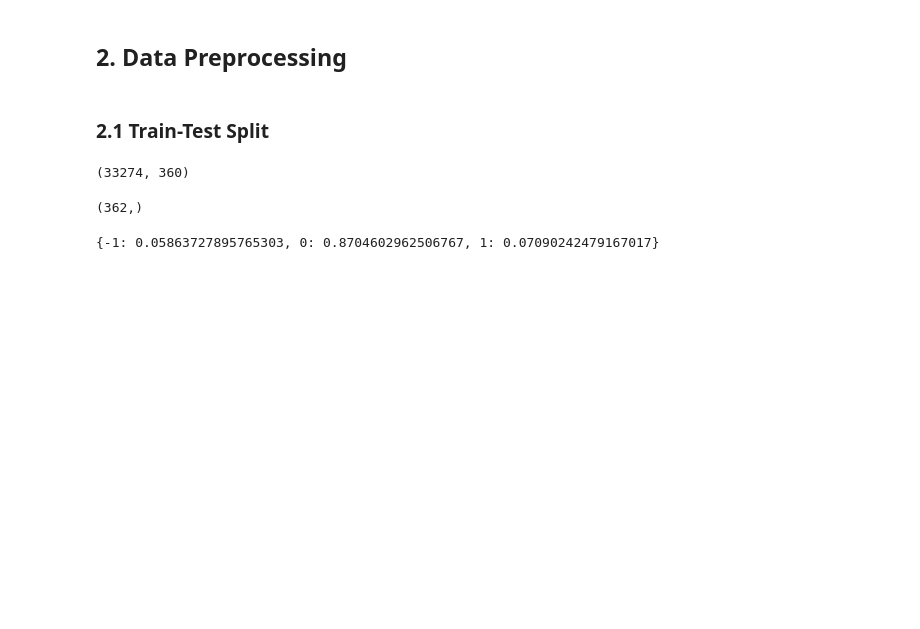
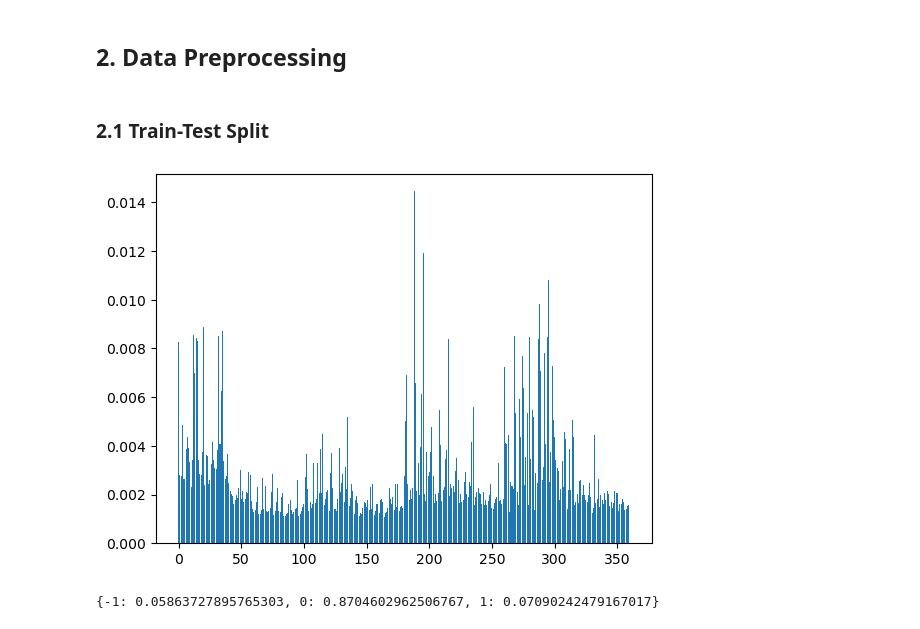
Before and after one commit to Hong-01/EE4C12-Epileptic-Seizure-Detection-using-EEG, a Jupyter notebook: SZD.ipynb, the cells around one changed output. Cells and saved outputs as stored; diff of their text form; code cells hidden in the pictures; blank space fills up the shorter version.

```diff
--- a/SZD.ipynb
+++ b/SZD.ipynb
@@ -75,23 +71,3 @@ x = data.iloc[:, 2:].values
 Shuffle_state = 42
 test_size = 0.25
 X_train, X_test, y_train, y_test = train_test_split(x, y, test_size=test_size, random_state=Shuffle_state)
-
-#k fold cross validation
-kf = KFold(n_splits=5, random_state=Shuffle_state, shuffle=True)
-kf.get_n_splits(X_train)
-X_k_train = []
-y_k_train = []
-X_k_val = []
-y_k_val = []
-
-for train_index, val_index in kf.split(X):  # Split the data into training and validation sets
-    X_k_train.append(X_train[train_index])
-    y_k_train.append(y_train[train_index])
-    X_k_val.append(X_train[val_index])
-    y_k_val.append(y_train[val_index])
-# %% [output]
-(33274, 360)
-# %%
-data.columns.shape
-# %% [output]
-(362,)
@@ -101 +84,31 @@ X = data.iloc[:, 2:].values
+# %%
+
+clf_etc = ExtraTreesClassifier(random_state=Shuffle_state).fit(X_train, y_train)
+# y_pred = clf_etc.predict(X_test)
+feature_importances = clf_etc.feature_importances_
+plt.bar(range(len(feature_importances)), feature_importances)
+plt.show()
+important_feature_indices=np.argsort(feature_importances)[::-1]
+for i in range(0,len(important_feature_indices)):
+    X_train[important_feature_indices[i]]= X_train[important_feature_indices[i]]*feature_importances[important_feature_indices[i]]
+    X_test[important_feature_indices[i]]= X_test[important_feature_indices[i]]*feature_importances[important_feature_indices[i]]
+
+
+#standardize the data
+scaler = StandardScaler().fit(X_train)
+X_train_scaled = scaler.transform(X_train)
+X_test_scaled = scaler.transform(X_test)
+
+#pca
+pca = PCA()
+pca.fit(X_train_scaled)
+X_train_scaled_pca = pca.transform(X_train_scaled)
+
+# print(important_feature_indices)
+
+# X_train_important=X_train[:,important_feature_indices]
+# print(sorted(feature_importances, reverse=True))
+# print(feature_importances[important_feature_indices])
+# %% [output]
+[figure, added]
 # %%
```
Also changed, not shown: parts of 10 cells of this notebook.
